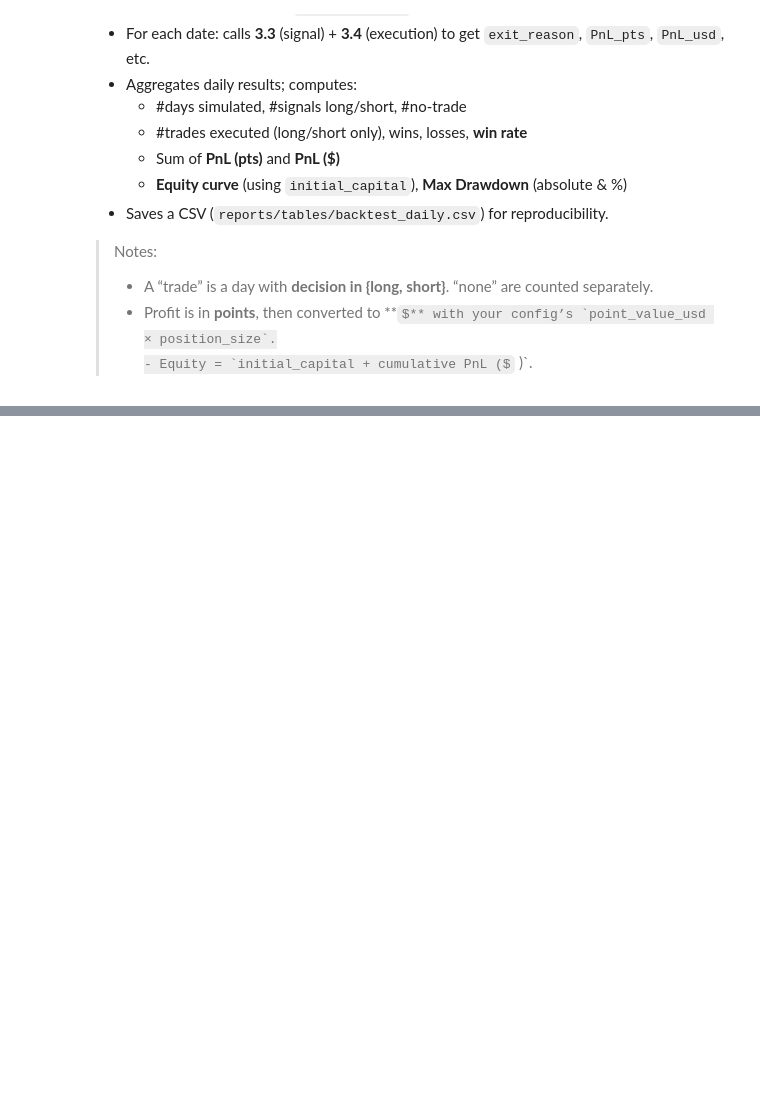
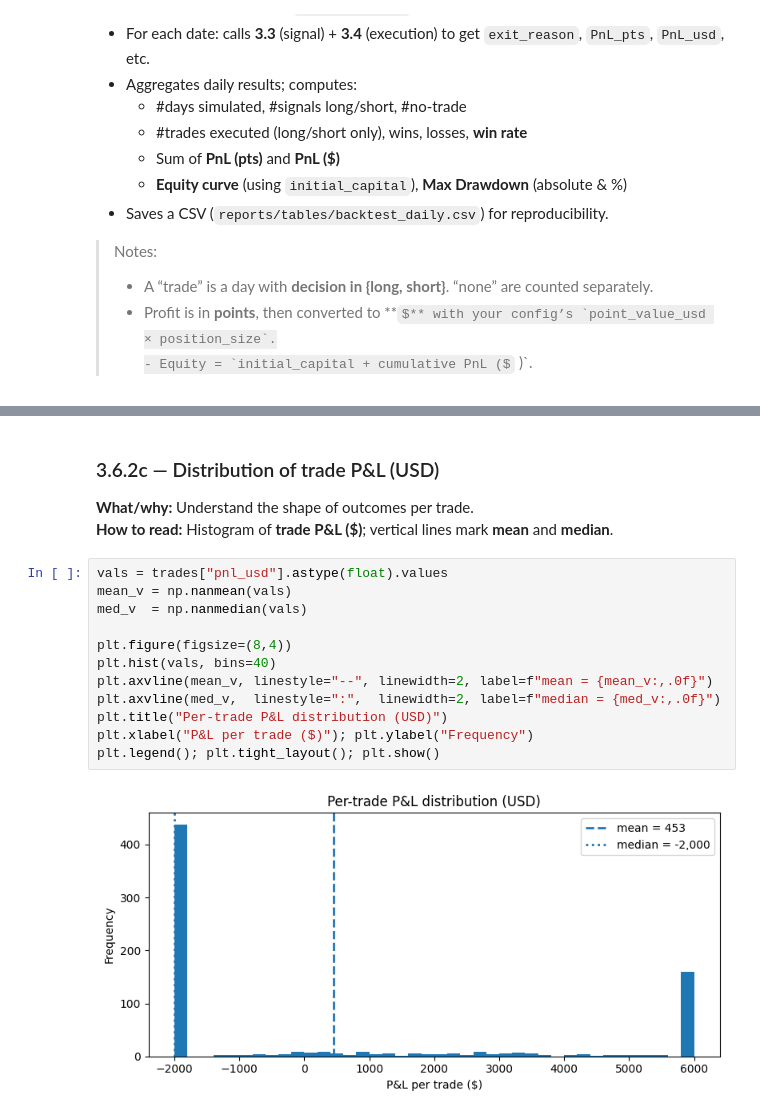
Before and after one commit to Mbaka11/OpeningRange, a Jupyter notebook: notebooks/03_baseline_backtest.ipynb, the cells around one changed output, grey strips where cells are left out. Cells and saved outputs as stored; diff of their text form; some formulas as TeX source; blank space fills up the shorter version.

```diff
--- a/notebooks/03_baseline_backtest.ipynb
+++ b/notebooks/03_baseline_backtest.ipynb
@@ -787,0 +960,18 @@ KeyboardInterrupt:
+# %% [markdown]
+### 3.6.2c — Distribution of trade P&L (USD)
+**What/why:** Understand the shape of outcomes per trade.
+**How to read:** Histogram of **trade P&L ($)**; vertical lines mark **mean** and **median**.
+# %%
+vals = trades["pnl_usd"].astype(float).values
+mean_v = np.nanmean(vals)
+med_v  = np.nanmedian(vals)
+
+plt.figure(figsize=(8,4))
+plt.hist(vals, bins=40)
+plt.axvline(mean_v, linestyle="--", linewidth=2, label=f"mean = {mean_v:,.0f}")
+plt.axvline(med_v,  linestyle=":",  linewidth=2, label=f"median = {med_v:,.0f}")
+plt.title("Per-trade P&L distribution (USD)")
+plt.xlabel("P&L per trade ($)"); plt.ylabel("Frequency")
+plt.legend(); plt.tight_layout(); plt.show()
+# %% [output]
+[figure, added]
```
Also changed, not shown: parts of 23 cells of this notebook.
